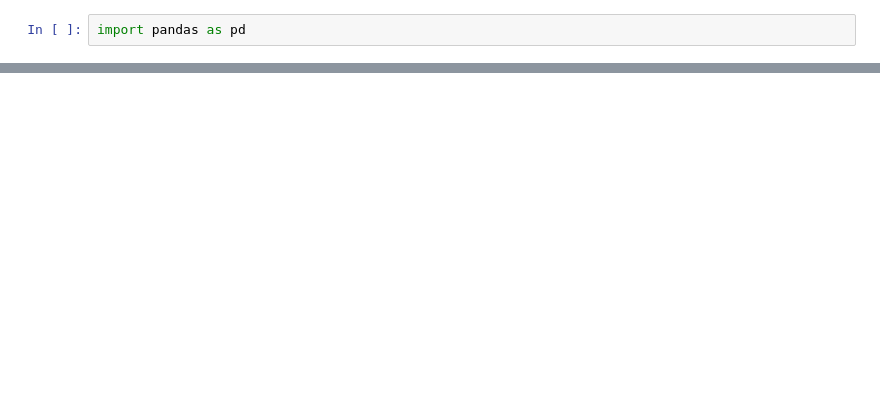
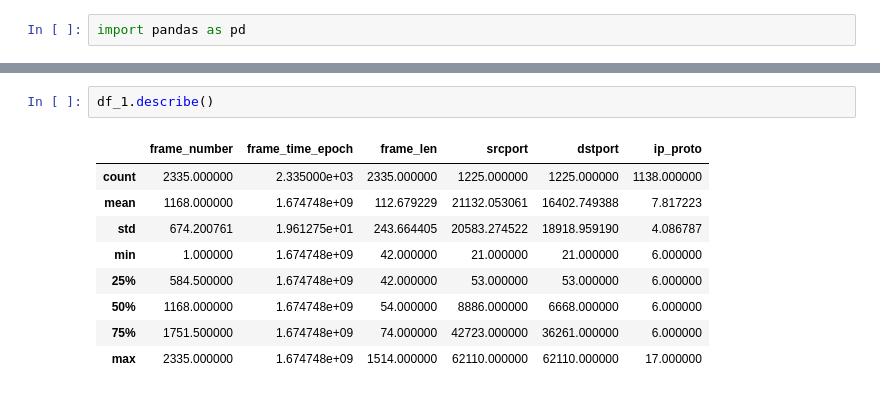
Before and after one commit to Abdulnaser98/IT-Sicherheit-Praktikum, a Jupyter notebook: analysis/analysis.ipynb, the cells around one changed output, grey strips where cells are left out. Saved outputs shown, nothing was run; the diff lists cells and outputs as text; blank space fills up the shorter version.

```diff
--- a/analysis/analysis.ipynb
+++ b/analysis/analysis.ipynb
@@ -11,0 +40,12 @@ print(os.getcwd())
+# %%
+df_1.describe()
+# %% [output]
+|  | frame_number | frame_time_epoch | frame_len | srcport | dstport | ip_proto |
+| count | 2335.000000 | 2.335000e+03 | 2335.000000 | 1225.000000 | 1225.000000 | 1138.000000 |
+| mean | 1168.000000 | 1.674748e+09 | 112.679229 | 21132.053061 | 16402.749388 | 7.817223 |
+| std | 674.200761 | 1.961275e+01 | 243.664405 | 20583.274522 | 18918.959190 | 4.086787 |
+| min | 1.000000 | 1.674748e+09 | 42.000000 | 21.000000 | 21.000000 | 6.000000 |
+| 25% | 584.500000 | 1.674748e+09 | 42.000000 | 53.000000 | 53.000000 | 6.000000 |
+| 50% | 1168.000000 | 1.674748e+09 | 54.000000 | 8886.000000 | 6668.000000 | 6.000000 |
+| 75% | 1751.500000 | 1.674748e+09 | 74.000000 | 42723.000000 | 36261.000000 | 6.000000 |
+| max | 2335.000000 | 1.674748e+09 | 1514.000000 | 62110.000000 | 62110.000000 | 17.000000 |
```
Also changed, not shown: parts of 11 cells of this notebook.
